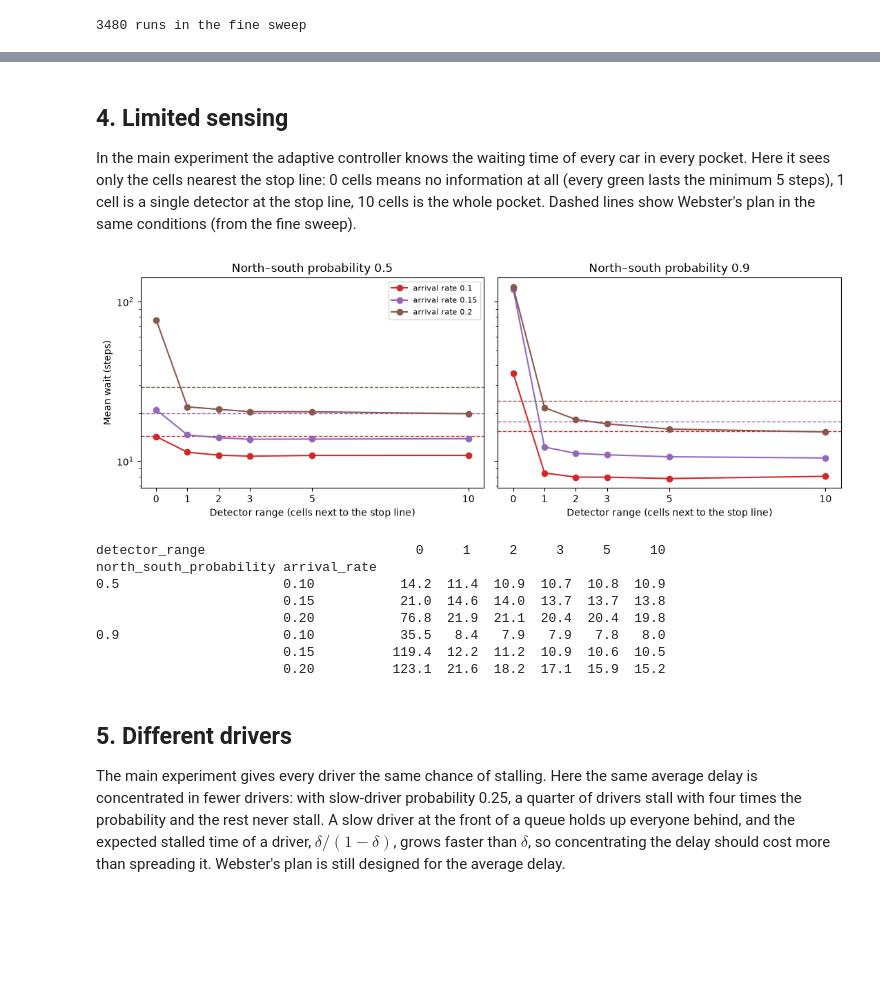
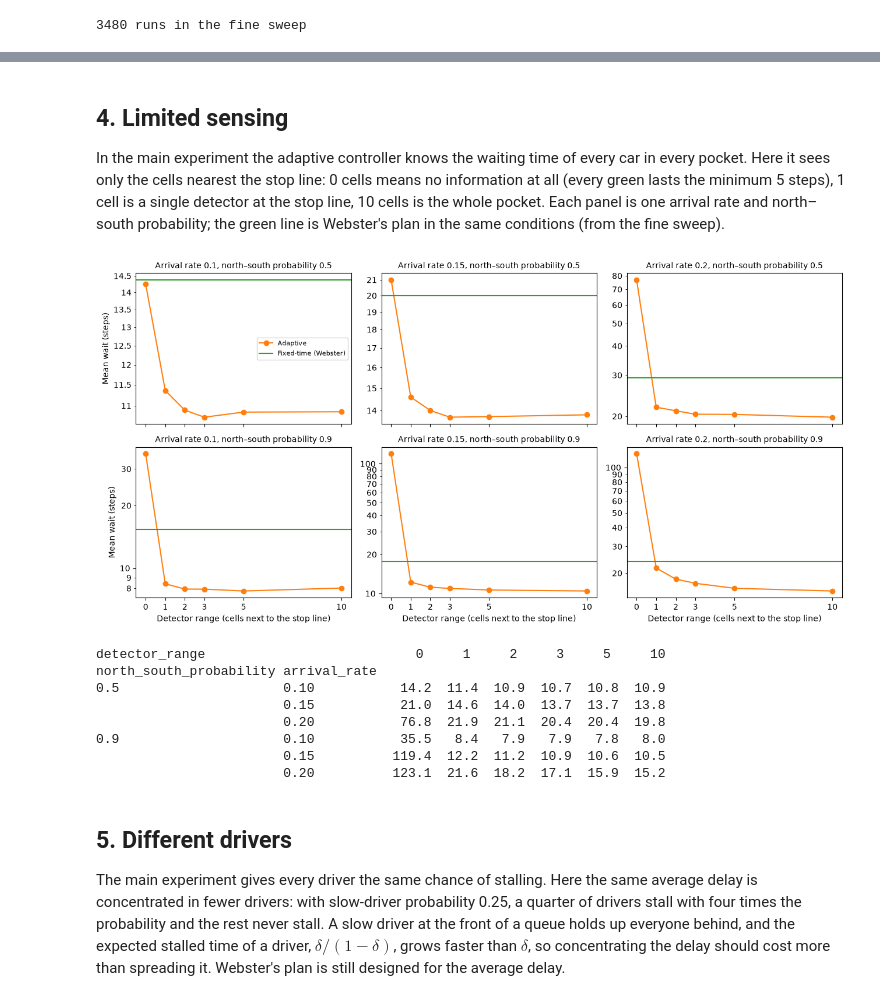
Before and after one commit to phattydumpling/CITS4403-Project, a Jupyter notebook: notebooks/Results/Extensions.ipynb, the cells around one changed output, grey strips where cells are left out. Drawn from its saved outputs; the diff is of its cells as text; code cells hidden in the pictures; blank space fills up the shorter version.

```diff
--- a/notebooks/Results/Extensions.ipynb
+++ b/notebooks/Results/Extensions.ipynb
@@ -27,7 +27,9 @@ FIGURES.mkdir(exist_ok=True)
 CONTROLLERS = ["fixed", "webster", "adaptive"]
 LABELS = {"fixed": "Fixed-time (untuned)", "webster": "Fixed-time (Webster)", "adaptive": "Adaptive"}
 COLOURS = {"fixed": "C0", "webster": "C2", "adaptive": "C1"}
-DELAY_STYLE = {0.0: "-", 0.2: "--"}
+# A second colour for each controller, for a second condition shown in the same
+# panel (such as reaction delay 0.2, or blocked cars turned away).
+ALT_COLOURS = {"fixed": "C4", "webster": "C5", "adaptive": "C3"}
 
 fine = pd.read_csv(ROOT / "data" / "ext_fine_sweep.csv")
 fine["turned_away"] = fine["blocked_arrivals"] / (400 * fine["arrival_rate"])
@@ -41,15 +43,14 @@ means = fine.groupby(SETTINGS).mean(numeric_only=True).reset_index()
 print(len(fine), "runs in the fine sweep")
 
 
-def lines(ax, value, p_ns, controllers=CONTROLLERS, delays=(0.0, 0.2), scale=1, label_delay=True):
-    # One line per controller and reaction delay, averaged over seeds.
-    for controller in controllers:
-        for delay in delays:
+def lines(ax, value, p_ns):
+    # One line per controller and reaction delay (0 in COLOURS, 0.2 in ALT_COLOURS), averaged over seeds.
+    for controller in CONTROLLERS:
+        for delay, colours in [(0.0, COLOURS), (0.2, ALT_COLOURS)]:
             data = means[(means["controller"] == controller) & (means["north_south_probability"] == p_ns)
                          & (means["reaction_delay"] == delay)]
-            label = LABELS[controller] + (f", delay {delay}" if label_delay else "")
-            ax.plot(data["arrival_rate"], scale * data[value], DELAY_STYLE[delay],
-                    color=COLOURS[controller], label=label)
+            ax.plot(data["arrival_rate"], data[value], color=colours[controller],
+                    label=f"{LABELS[controller]}, delay {delay}")
 # %% [output]
 3480 runs in the fine sweep
 # %% [markdown]
@@ -232,33 +235,41 @@ In the main experiment the adaptive controller knows the waiting time of
 every car in every pocket. Here it sees only the cells nearest the stop line:
 0 cells means no information at all (every green lasts the minimum 5 steps),
 1 cell is a single detector at the stop line, 10 cells is the whole pocket.
-Dashed lines show Webster's plan in the same conditions (from the fine
-sweep).
+Each panel is one arrival rate and north–south probability; the green line is
+Webster's plan in the same conditions (from the fine sweep).
 # %%
+from matplotlib.ticker import FormatStrFormatter
+
 sensing = pd.read_csv(ROOT / "data" / "ext_sensing.csv")
-fig, axes = plt.subplots(1, 2, figsize=(11, 4), sharey=True)
-for ax, p_ns in zip(axes, sorted(sensing["north_south_probability"].unique())):
-    for i, rate in enumerate(sorted(sensing["arrival_rate"].unique())):
+ns_values = sorted(sensing["north_south_probability"].unique())
+rates = sorted(sensing["arrival_rate"].unique())
+fig, axes = plt.subplots(len(ns_values), len(rates), figsize=(13, 6.5), sharex=True)
+for row, p_ns in enumerate(ns_values):
+    for col, rate in enumerate(rates):
+        ax = axes[row, col]
         runs = sensing[(sensing["north_south_probability"] == p_ns) & (sensing["arrival_rate"] == rate)]
         mean = runs.groupby("detector_range")["mean_wait"].mean()
-        ax.plot(mean.index, mean, marker="o", color=f"C{i + 3}", label=f"arrival rate {rate}")
+        ax.plot(mean.index, mean, marker="o", color=COLOURS["adaptive"], label=LABELS["adaptive"])
         webster = fine[(fine["controller"] == "webster") & (fine["north_south_probability"] == p_ns)
                        & (fine["reaction_delay"] == 0.0) & np.isclose(fine["arrival_rate"], rate)]["mean_wait"].mean()
-        ax.axhline(webster, linestyle="--", color=f"C{i + 3}", linewidth=1)
-    ax.set_yscale("log")
-    ax.set_xticks(sorted(sensing["detector_range"].unique()))
+        ax.axhline(webster, color=COLOURS["webster"], label=LABELS["webster"])
+        ax.set_yscale("log")
+        ax.yaxis.set_major_formatter(FormatStrFormatter("%g"))   # plain numbers on the log axis
+        ax.yaxis.set_minor_formatter(FormatStrFormatter("%g"))
+        ax.set_xticks(sorted(sensing["detector_range"].unique()))
+        ax.set_title(f"Arrival rate {rate}, north–south probability {p_ns}", fontsize=10)
+    axes[row, 0].set_ylabel("Mean wait (steps)")
+for ax in axes[-1]:
     ax.set_xlabel("Detector range (cells next to the stop line)")
-    ax.set_title(f"North–south probability {p_ns}")
-axes[0].set_ylabel("Mean wait (steps)")
-axes[0].legend(fontsize=8)
+axes[0, 0].legend(fontsize=8)
 fig.tight_layout()
 fig.savefig(FIGURES / "ext_sensing.png", dpi=200)
 plt.show()
 
 print(sensing.pivot_table(index=["north_south_probability", "arrival_rate"], columns="detector_range",
                           values="mean_wait").round(1))
 # %% [output]
-[figure, old version]
+[figure, new version]
 detector_range                           0     1     2     3     5     10
 north_south_probability arrival_rate
 0.5                     0.10           14.2  11.4  10.9  10.7  10.8  10.9
```
Also changed, not shown: parts of 10 cells of this notebook, 16 other files.
